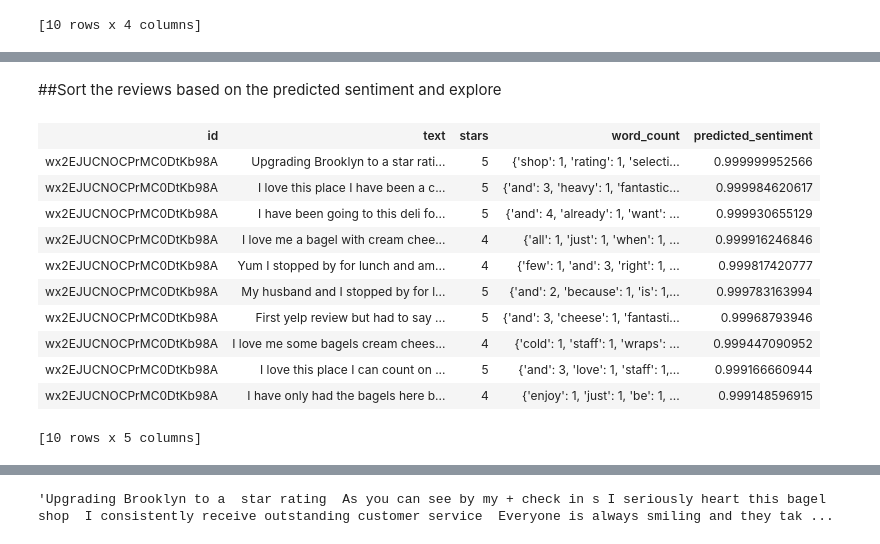
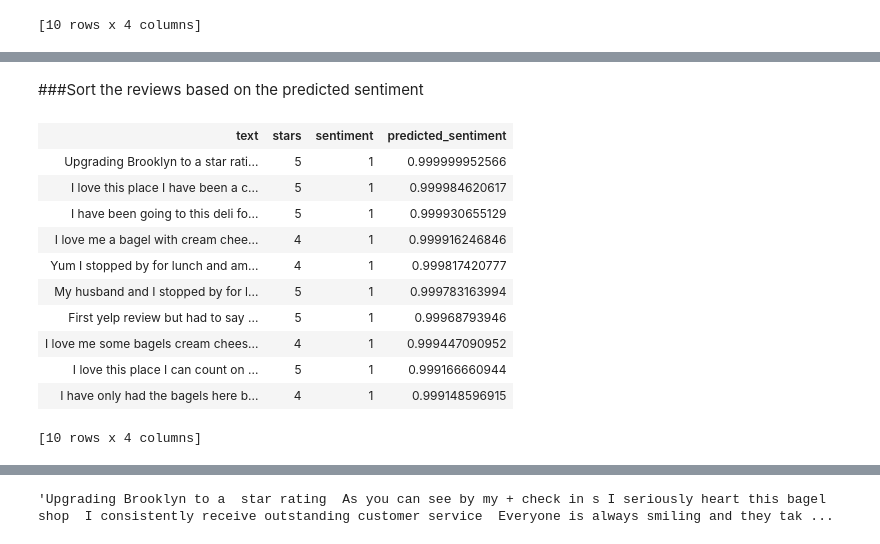
Before and after one commit to SloughJE/Coursera-Data-Science-Capstone-Yelp, a Jupyter notebook: Analyzing Review Sentiment.ipynb, the cells around one changed output, grey strips where cells are left out. Cells and saved outputs as stored; diff of their text form; code cells hidden in the pictures.

```diff
--- a/Analyzing Review Sentiment.ipynb
+++ b/Analyzing Review Sentiment.ipynb
@@ -258,2 +268,4 @@ coef_sort.tail()
+# %%
+Bagels = restaurants[restaurants['id'] == 'wx2EJUCNOCPrMC0DtKb98A']
 # %%
 Bagels['predicted_sentiment'] = sentiment_model.predict(Bagels, output_type='probability')
@@ -275,19 +272,19 @@ Bagels.head()
 # %% [markdown]
-##Sort the reviews based on the predicted sentiment and explore
+###Sort the reviews based on the predicted sentiment
 # %%
 Bagels = Bagels.sort('predicted_sentiment', ascending=False)
 # %%
-Bagels.head()
+Bagels.head()['text','stars','sentiment','predicted_sentiment']
 # %% [output]
-| id | text | stars | word_count | predicted_sentiment |
-| wx2EJUCNOCPrMC0DtKb98A | Upgrading Brooklyn to a star rati... | 5 | {'shop': 1, 'rating': 1, 'selecti... | 0.999999952566 |
-| wx2EJUCNOCPrMC0DtKb98A | I love this place I have been a c... | 5 | {'and': 3, 'heavy': 1, 'fantastic... | 0.999984620617 |
-| wx2EJUCNOCPrMC0DtKb98A | I have been going to this deli fo... | 5 | {'and': 4, 'already': 1, 'want': ... | 0.999930655129 |
-| wx2EJUCNOCPrMC0DtKb98A | I love me a bagel with cream chee... | 4 | {'all': 1, 'just': 1, 'when': 1, ... | 0.999916246846 |
-| wx2EJUCNOCPrMC0DtKb98A | Yum I stopped by for lunch and am... | 4 | {'few': 1, 'and': 3, 'right': 1, ... | 0.999817420777 |
-| wx2EJUCNOCPrMC0DtKb98A | My husband and I stopped by for l... | 5 | {'and': 2, 'because': 1, 'is': 1,... | 0.999783163994 |
-| wx2EJUCNOCPrMC0DtKb98A | First yelp review but had to say ... | 5 | {'and': 3, 'cheese': 1, 'fantasti... | 0.99968793946 |
-| wx2EJUCNOCPrMC0DtKb98A | I love me some bagels cream chees... | 4 | {'cold': 1, 'staff': 1, 'wraps': ... | 0.999447090952 |
-| wx2EJUCNOCPrMC0DtKb98A | I love this place I can count on ... | 5 | {'and': 3, 'love': 1, 'staff': 1,... | 0.999166660944 |
-| wx2EJUCNOCPrMC0DtKb98A | I have only had the bagels here b... | 4 | {'enjoy': 1, 'just': 1, 'be': 1, ... | 0.999148596915 |
+| text | stars | sentiment | predicted_sentiment |
+| Upgrading Brooklyn to a star rati... | 5 | 1 | 0.999999952566 |
+| I love this place I have been a c... | 5 | 1 | 0.999984620617 |
+| I have been going to this deli fo... | 5 | 1 | 0.999930655129 |
+| I love me a bagel with cream chee... | 4 | 1 | 0.999916246846 |
+| Yum I stopped by for lunch and am... | 4 | 1 | 0.999817420777 |
+| My husband and I stopped by for l... | 5 | 1 | 0.999783163994 |
+| First yelp review but had to say ... | 5 | 1 | 0.99968793946 |
+| I love me some bagels cream chees... | 4 | 1 | 0.999447090952 |
+| I love this place I can count on ... | 5 | 1 | 0.999166660944 |
+| I have only had the bagels here b... | 4 | 1 | 0.999148596915 |
-[10 rows x 5 columns]
+[10 rows x 4 columns]
```
Also changed, not shown: parts of 15 cells of this notebook.
